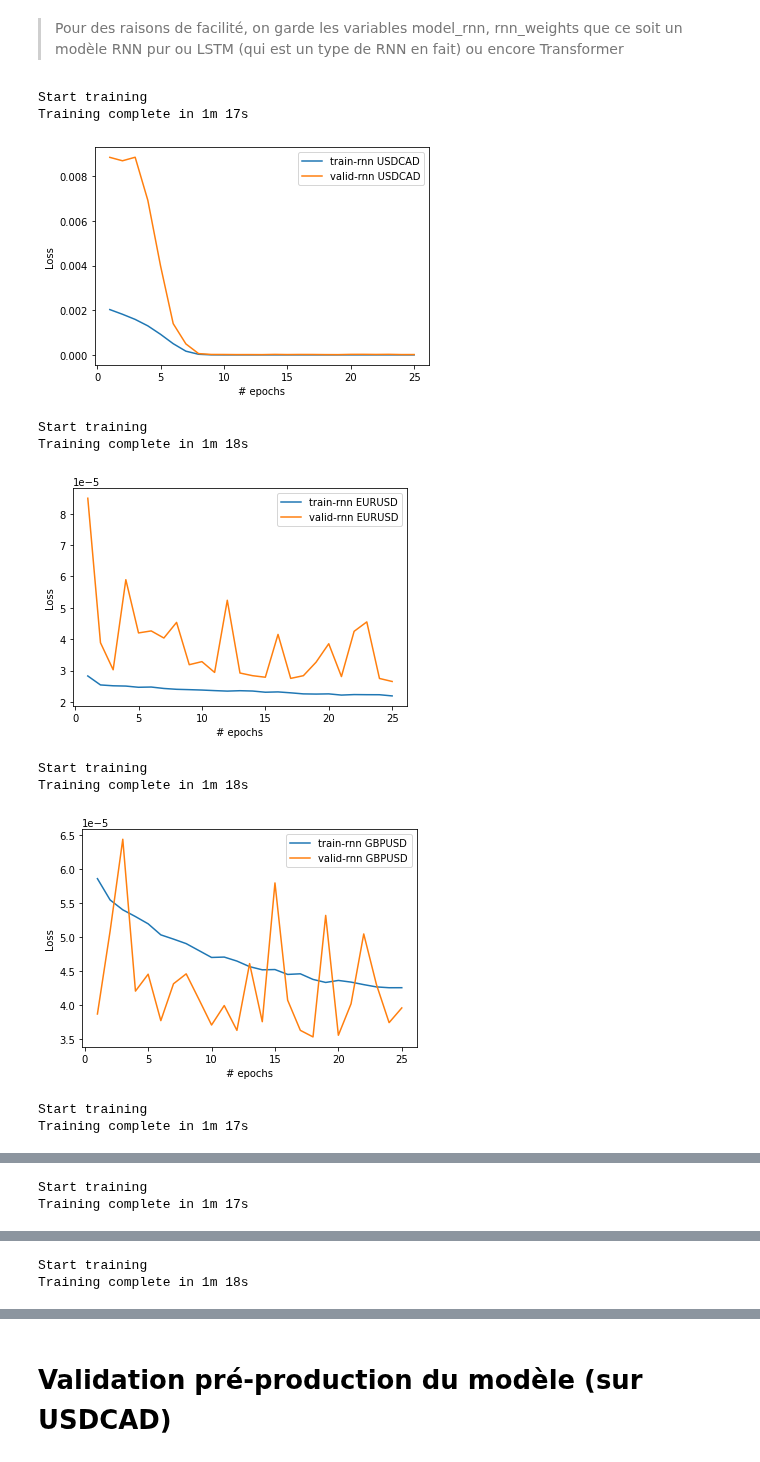
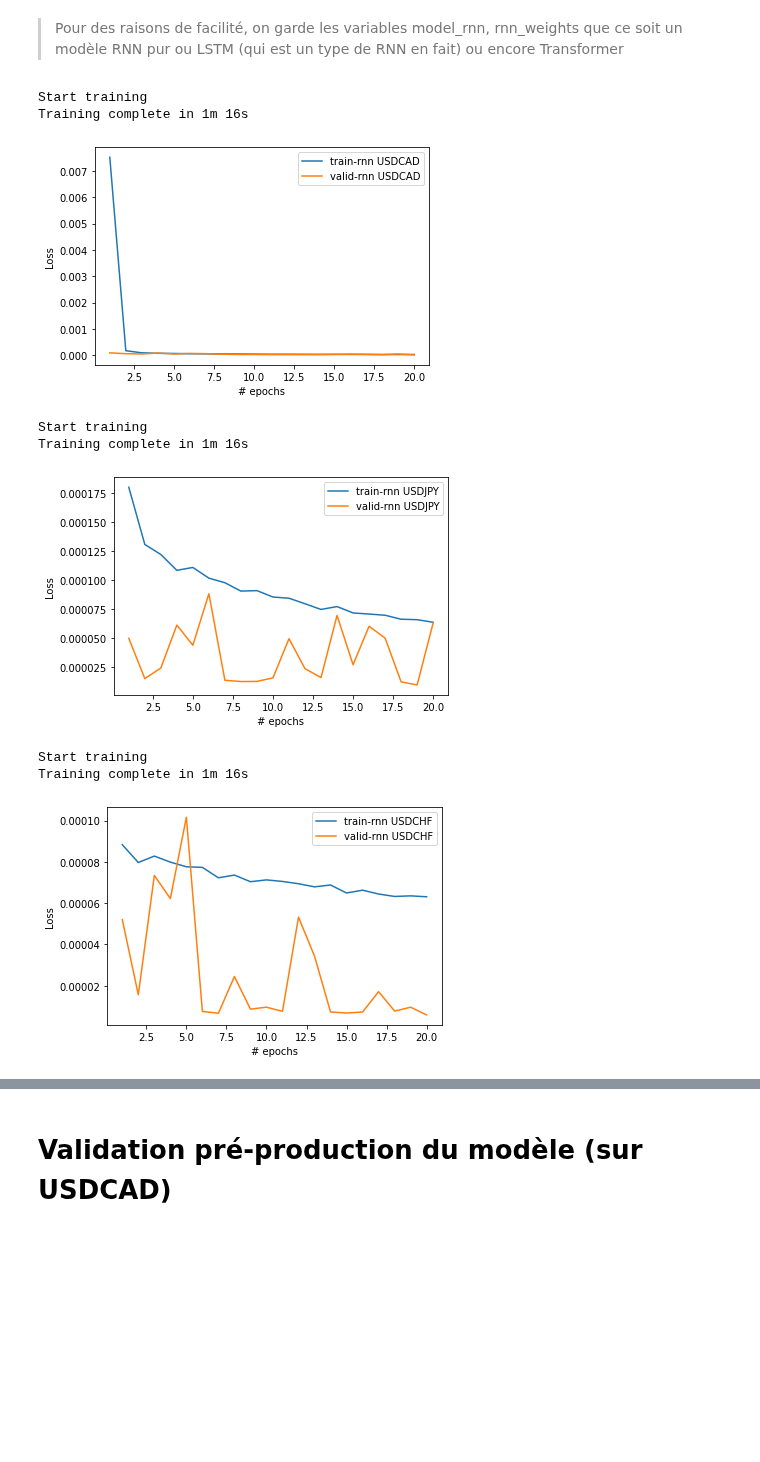
Before and after one commit to delemarchand2020/IVADO_MILA_DL, a Jupyter notebook: Predict_FX_with_DL.ipynb, the cells around one changed output, grey strips where cells are left out. Cells and saved outputs as stored; diff of their text form; code cells hidden in the pictures; blank space fills up the shorter version.

```diff
--- a/Predict_FX_with_DL.ipynb
+++ b/Predict_FX_with_DL.ipynb
@@ -257,7 +266,7 @@ class StandardizeTestCase(unittest.TestCase):
 # %% [markdown]
 ### Fonction create_datasets
 # %%
-def create_datasets(seq_len=8, name_serie='USDCAD', pos_x=7, pos_y=8, mean=None, std=None):
+def create_datasets(seq_len=8, name_serie='USDCAD', pos_x=7, pos_y=8, mean=None, std=None, train_cut_off=0.6, valid_cut_off=0.8):
     s = pd.Series(df[name_serie].values) # USDCAD ou EURUSD ou GBPUSD
 
     arr = [s.shift(x).values[::-1][:seq_len] for x in range(len(s))[::-1]]
@@ -266,7 +275,7 @@ def create_datasets(seq_len=8, name_serie='USDCAD', pos_x=7, pos_y=8, mean=None,
       dfs.append(row[::-1])
     dfs = dfs[seq_len-1:]
 
-    train, validate, test = np.split(dfs, [int(.6*len(dfs)), int(.8*len(dfs))])
+    train, validate, test = np.split(dfs, [int(train_cut_off*len(dfs)), int(valid_cut_off*len(dfs))])
 
     X_train, y_train = split_x_y_in_torch(train, seq_len, pos_x, pos_y)
     X_validate, y_validate = split_x_y_in_torch(validate, seq_len, pos_x, pos_y)
@@ -415,9 +424,9 @@ Implementation d'un modèle LSTM en utilisant [torch.nn.LSTM()](https://pytorch.
 # %%
 class LSTMLinear(nn.Module):
 
-    def __init__(self, input_dim, output_dim, hidden_size, n_layers):
+    def __init__(self, input_dim, output_dim, hidden_size, n_layers, dropout=0):
         super(LSTMLinear, self).__init__()
-        self.lstm_layer = torch.nn.LSTM(input_size=input_dim,hidden_size=hidden_size,num_layers=n_layers)
+        self.lstm_layer = torch.nn.LSTM(input_size=input_dim,hidden_size=hidden_size,num_layers=n_layers,dropout=dropout)
         self.linear_layer = torch.nn.Linear(in_features=hidden_size,out_features=output_dim)
 
     def forward(self, x):
@@ -438,9 +447,9 @@ class LSTMLinear(nn.Module):
 
 > **ATTENTION** : si l'on souhaite faire du pre-tranining avec plusieurs devises, pensez à mettre *rnn_weights =  previous_rnn_weights*, sinon le RNN partira avec des poids initiaux aléatoires.
 # %%
-def get_lstm_instance(input_dim = 1,output_dim = 1,n_layers = 2,hidden_size = 20):
+def get_lstm_instance(input_dim = 1,output_dim = 1,n_layers = 2,hidden_size = 20, dropout=0):
     # Declaration of the RNN model
-    model_lstm = LSTMLinear(input_dim, output_dim, hidden_size, n_layers)
+    model_lstm = LSTMLinear(input_dim, output_dim, hidden_size, n_layers, dropout)
 
     # Transfer the model to the proper device
     model_lstm = model_lstm.to(device)
@@ -667,27 +676,28 @@ C'est dans la portion suivante qu'on lance un apprentissage initial sur une prem
 
 *Voir le commentaire # pre-training dans le code d'instanciation du modèle RNN.*
 # %%
-learning_rate = 0.01
+learning_rate = 0.0005
 # Define the Optimizer
 def get_optimizer(model, learning_rate=learning_rate):
-      optimizer = torch.optim.SGD(model.parameters(), lr=learning_rate)
+      #optimizer = torch.optim.SGD(model.parameters(), lr=learning_rate)
+      optimizer = torch.optim.Adam(model.parameters(), lr=learning_rate)
       return optimizer
 # %% [markdown]
 > Pour des raisons de facilité, on garde les variables model_rnn, rnn_weights que ce soit un modèle RNN pur ou LSTM (qui est un type de RNN en fait) ou encore Transformer
 # %%
-n_epoch = 25
-batch_size = 4
-seq_len = 8
-pos_x = 7
-pos_y = 8
+n_epoch = 20
+batch_size = 8
+seq_len = 22
+pos_x = 21
+pos_y = 22
 taille_bloc_pred = pos_y - pos_x
 
+train_cut_off=0.85
+valid_cut_off=0.95
+
 # pre-training (initialement pas de pre-training)
-model_rnn, rnn_weights  = get_rnn_instance()
-                          #get_transformer_instance(input_dim = 1,
-                                                   #output_dim = 1,n_layers = 2,
-                                                   #hidden_size = 20,
-                                                   #n_heads=1)
+model_rnn, rnn_weights  = get_lstm_instance(input_dim = 1,output_dim = 1,n_layers = 2,hidden_size = 33, dropout=0.33)
+                          #get_transformer_instance(input_dim = 1,output_dim = 1,n_layers = 2,hidden_size = 20,n_heads=1)
                           #get_lstm_instance(input_dim = 1,output_dim = 1,n_layers = 3,hidden_size = 60)
                           #get_rnn_instance()
 
@@ -697,52 +707,52 @@ loss_fun = torch.nn.MSELoss()
 # Perform training of the RNN model
 optimizer_rnn = get_optimizer(model_rnn)
 
-# choix parmi : ['USDCAD','EURUSD', 'GBPUSD','USDJPY','USDCHF','AUDUSD','USDSEK','USDNOK','NZDUSD','USDCAD']
-for name_serie in ['USDCAD','EURUSD', 'GBPUSD','USDJPY','USDCHF','AUDUSD','USDSEK','USDNOK','NZDUSD','USDCAD']:
+# choix parmi : ['USDCAD','USDEUR', 'USDGBP','USDJPY','USDCHF','USDAUD','USDSEK','USDNOK','USDNZD']
+for name_serie in ['USDCAD', 'USDJPY', 'USDCHF']:
     data_train, data_val, data_test, stat = create_datasets(seq_len=seq_len,
                                                             name_serie=name_serie,
                                                             pos_x=pos_x,
                                                             pos_y=pos_y,
                                                             mean=all_mean,
-                                                            std=all_std)
+                                                            std=all_std,
+                                                            train_cut_off=train_cut_off,
+                                                            valid_cut_off=valid_cut_off)
 
     Xs_train,ys_train = data_train[0], data_train[1]
     Xs_validate,ys_validate = data_val[0], data_val[1]
     Xs_test,ys_test = data_test[0], data_test[1]
 
     train_loader, valid_loader, test_loader = create_dataloader(Xs_train, ys_train,
                                                                 Xs_validate, ys_validate,Xs_test,
                                                                 ys_test,batch_size = batch_size)
 
     loss_history = train_model(model_rnn, rnn_weights, optimizer_rnn, loss_fun,
                                n_epoch=n_epoch,debug_flag=False)
 
     # Save loss history for later
     rnn_train_loss_history, rnn_valid_loss_history = loss_history
 
     # Save weights for later pre-training
     rnn_weights = copy.deepcopy(model_rnn.state_dict())
 
     # Plot training and validation curve
 
     xaxis = range(1, n_epoch + 1)
     plt.plot(xaxis, rnn_train_loss_history, label=f'train-rnn {name_serie}')
     plt.plot(xaxis, rnn_valid_loss_history, label=f'valid-rnn {name_serie}')
 
     plt.xlabel('# epochs')
     plt.ylabel('Loss')
     plt.legend()
 
     plt.show()
 # %% [output]
 Start training
-Training complete in 1m 17s
+Training complete in 1m 16s
-[figure, old version]
+[figure, new version]
 Start training
-Training complete in 1m 18s
+Training complete in 1m 16s
-[figure, old version]
+[figure, new version]
 Start training
-Training complete in 1m 18s
+Training complete in 1m 16s
-[figure, old version]
+[figure, new version]
-Start training
-Training complete in 1m 17s
@@ -750,2 +758,0 @@ Training complete in 1m 17s
-Start training
-Training complete in 1m 17s
@@ -753,2 +758,0 @@ Training complete in 1m 17s
-Start training
-Training complete in 1m 18s
```
Also changed, not shown: parts of 10 cells of this notebook.
